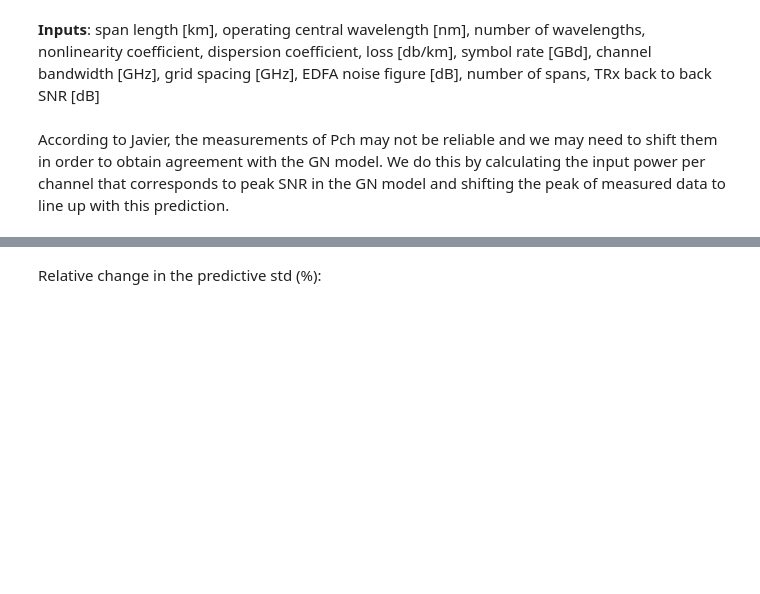
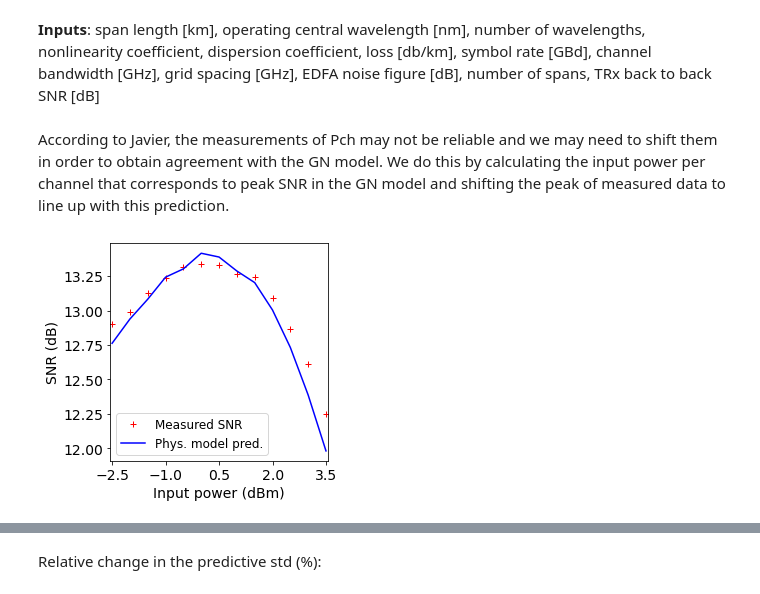
Before and after one commit to joshnevin/physics_enhanced_GPs, a Jupyter notebook: GN_model_enhanced_GPs_comp.ipynb, the cells around one changed output, grey strips where cells are left out. Cells and saved outputs as stored; diff of their text form; code cells hidden in the pictures; blank space fills up the shorter version.

```diff
--- a/GN_model_enhanced_GPs_comp.ipynb
+++ b/GN_model_enhanced_GPs_comp.ipynb
@@ -13,7 +13,7 @@ font = { 'family' : 'sans-serif',
                 'size'   : 14}
 matplotlib.rc('font', **font)
 # %%
-data_dir = '/Users/Kate/physical_gp_josh/physics_enhanced_GPs/pch_sweep_data/'
+data_dir = '/Users/joshnevin/Desktop/JavierBERdata/'
 snr = np.genfromtxt(open(str(data_dir) + "pchexpsnrsam100.csv", "r"), delimiter=",", dtype =float)[21:60]
 pch = np.genfromtxt(open(str(data_dir) + "pchexppchsam100.csv", "r"), delimiter=",", dtype =float)[21:60]
 # snr = np.genfromtxt(open(str(data_dir) + "pchexpsnrsam300.csv", "r"), delimiter=",", dtype =float)
@@ -59,2 +59,24 @@ phys_model = GN_model(100, 1550, 1, 0.78, 18, 0.174, 35, 40.2, 50, 5, 10, 16)
 # %% [markdown]
 According to Javier, the measurements of Pch may not be reliable and we may need to shift them in order to obtain agreement with the GN model. We do this by calculating the input power per channel that corresponds to peak SNR in the GN model and shifting the peak of measured data to line up with this prediction.
+# %%
+pch_gn = np.linspace(pch[0], pch[-1], 100)
+emp_pk = 1.2
+pch_sub_shifted = pch_sub - (emp_pk - pch_gn[np.argmax(phys_model.predict_snr(pch_gn))])
+pch_shifted = pch - (emp_pk - pch_gn[np.argmax(phys_model.predict_snr(pch_gn))])
+pch_gn_example = np.linspace(pch_shifted[0], pch_shifted[-1], 13)
+snr_phys_example = (phys_model.predict_snr(pch_gn_example) + np.random.normal(0, 0.03, len(pch_gn_example)) ).reshape(-1,1)
+# %%
+f, ax = plt.subplots()
+plt.plot(pch_shifted, snr, 'r+', label='Measured SNR')
+plt.plot(pch_gn_example, snr_phys_example, 'b-', label='Phys. model pred.')
+plt.xlim([pch_shifted[0]-0.05, pch_shifted[-1]+0.05])
+plt.xticks([-2.5, -1, 0.5, 2, 3.5 ])
+plt.xlabel("Input power (dBm)")
+plt.ylabel("SNR (dB)")
+plt.legend(prop={'size':12})
+ax.set_aspect(1.0/ax.get_data_ratio(), adjustable='box')
+f.patch.set_facecolor('w')
+#plt.savefig('figures/gn_measurements_comp.pdf', dpi=200,bbox_inches='tight')
+plt.show()
+# %% [output]
+[figure, added]
```
Also changed, not shown: parts of 17 cells of this notebook, 3 other files.
